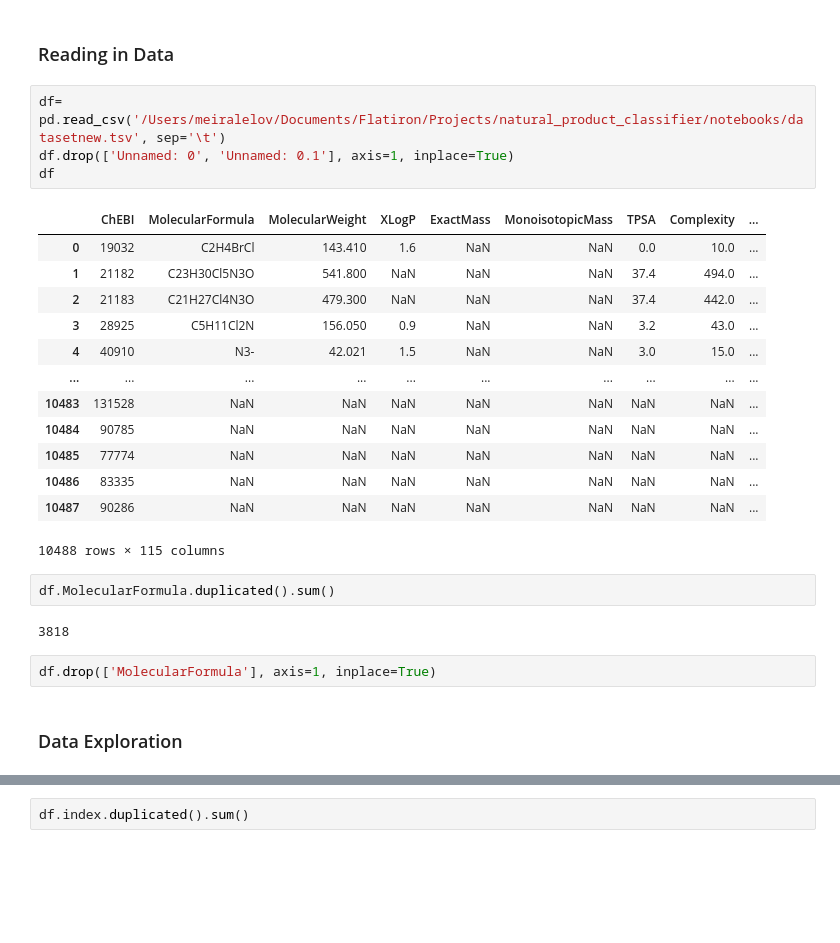
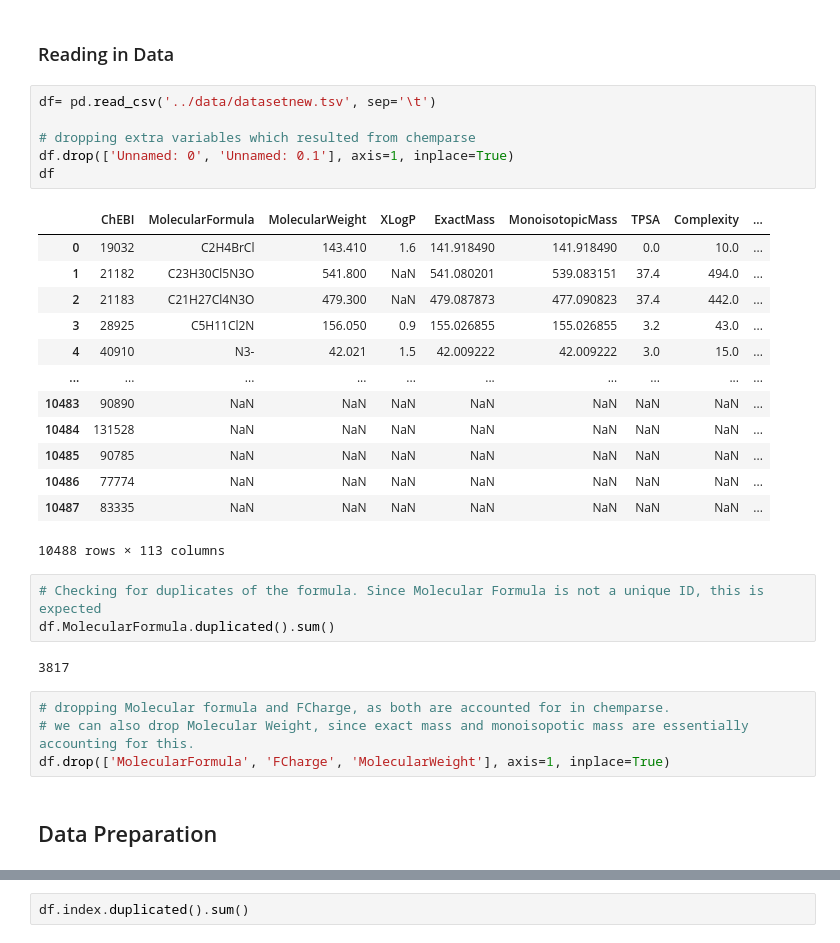
Before and after one commit to Meir-Alelov/Natural-Product-Classifier, a Jupyter notebook: notebooks/data_cleaning.ipynb, the cells around one changed output, grey strips where cells are left out. Saved outputs shown, nothing was run; the diff lists cells and outputs as text; blank space fills up the shorter version.

```diff
--- a/notebooks/data_cleaning.ipynb
+++ b/notebooks/data_cleaning.ipynb
@@ -47,28 +214,33 @@ from imblearn.pipeline import Pipeline as ImPipeline
 # %% [markdown]
 ### Reading in Data
 # %%
-df= pd.read_csv('/Users/meiralelov/Documents/Flatiron/Projects/natural_product_classifier/notebooks/datasetnew.tsv', sep='\t')
+df= pd.read_csv('../data/datasetnew.tsv', sep='\t')
+
+# dropping extra variables which resulted from chemparse
 df.drop(['Unnamed: 0', 'Unnamed: 0.1'], axis=1, inplace=True)
 df
 # %% [output]
 |  | ChEBI | MolecularFormula | MolecularWeight | XLogP | ExactMass | MonoisotopicMass | TPSA | Complexity | ... |
-| 0 | 19032 | C2H4BrCl | 143.410 | 1.6 | NaN | NaN | 0.0 | 10.0 | ... |
-| 1 | 21182 | C23H30Cl5N3O | 541.800 | NaN | NaN | NaN | 37.4 | 494.0 | ... |
-| 2 | 21183 | C21H27Cl4N3O | 479.300 | NaN | NaN | NaN | 37.4 | 442.0 | ... |
-| 3 | 28925 | C5H11Cl2N | 156.050 | 0.9 | NaN | NaN | 3.2 | 43.0 | ... |
-| 4 | 40910 | N3- | 42.021 | 1.5 | NaN | NaN | 3.0 | 15.0 | ... |
+| 0 | 19032 | C2H4BrCl | 143.410 | 1.6 | 141.918490 | 141.918490 | 0.0 | 10.0 | ... |
+| 1 | 21182 | C23H30Cl5N3O | 541.800 | NaN | 541.080201 | 539.083151 | 37.4 | 494.0 | ... |
+| 2 | 21183 | C21H27Cl4N3O | 479.300 | NaN | 479.087873 | 477.090823 | 37.4 | 442.0 | ... |
+| 3 | 28925 | C5H11Cl2N | 156.050 | 0.9 | 155.026855 | 155.026855 | 3.2 | 43.0 | ... |
+| 4 | 40910 | N3- | 42.021 | 1.5 | 42.009222 | 42.009222 | 3.0 | 15.0 | ... |
 | ... | ... | ... | ... | ... | ... | ... | ... | ... | ... |
-| 10483 | 131528 | NaN | NaN | NaN | NaN | NaN | NaN | NaN | ... |
-| 10484 | 90785 | NaN | NaN | NaN | NaN | NaN | NaN | NaN | ... |
-| 10485 | 77774 | NaN | NaN | NaN | NaN | NaN | NaN | NaN | ... |
-| 10486 | 83335 | NaN | NaN | NaN | NaN | NaN | NaN | NaN | ... |
-| 10487 | 90286 | NaN | NaN | NaN | NaN | NaN | NaN | NaN | ... |
+| 10483 | 90890 | NaN | NaN | NaN | NaN | NaN | NaN | NaN | ... |
+| 10484 | 131528 | NaN | NaN | NaN | NaN | NaN | NaN | NaN | ... |
+| 10485 | 90785 | NaN | NaN | NaN | NaN | NaN | NaN | NaN | ... |
+| 10486 | 77774 | NaN | NaN | NaN | NaN | NaN | NaN | NaN | ... |
+| 10487 | 83335 | NaN | NaN | NaN | NaN | NaN | NaN | NaN | ... |
-10488 rows × 115 columns
+10488 rows × 113 columns
-# %%
-df.MolecularFormula.duplicated().sum()
-# %% [output]
-3818
-# %%
-df.drop(['MolecularFormula'], axis=1, inplace=True)
+# %%
+# Checking for duplicates of the formula. Since Molecular Formula is not a unique ID, this is expected
+df.MolecularFormula.duplicated().sum()
+# %% [output]
+3817
+# %%
+# dropping Molecular formula and FCharge, as both are accounted for in chemparse.
+# we can also drop Molecular Weight, since exact mass and monoisopotic mass are essentially accounting for this.
+df.drop(['MolecularFormula', 'FCharge', 'MolecularWeight'], axis=1, inplace=True)
 # %% [markdown]
-### Data Exploration
+## Data Preparation
```
Also changed, not shown: parts of 237 cells of this notebook, 11 other files.
